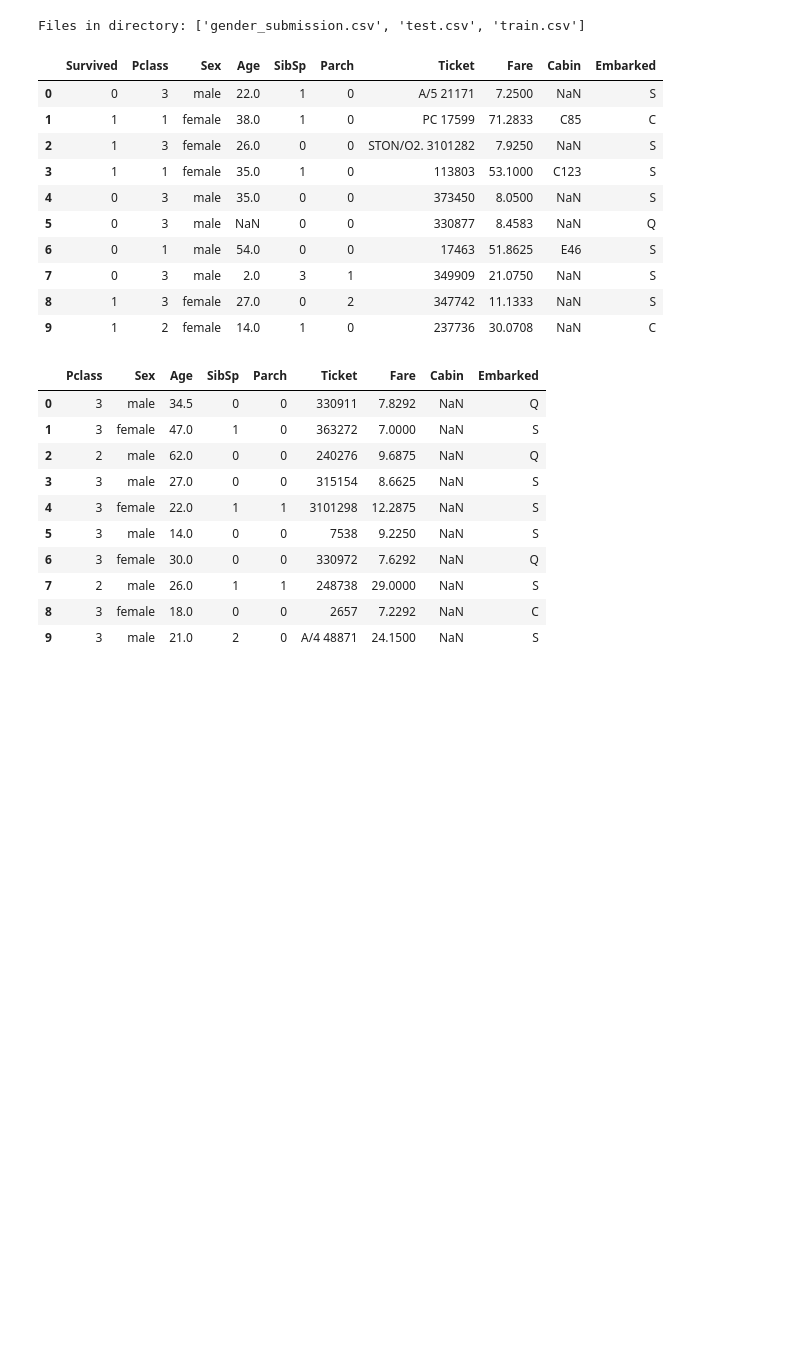
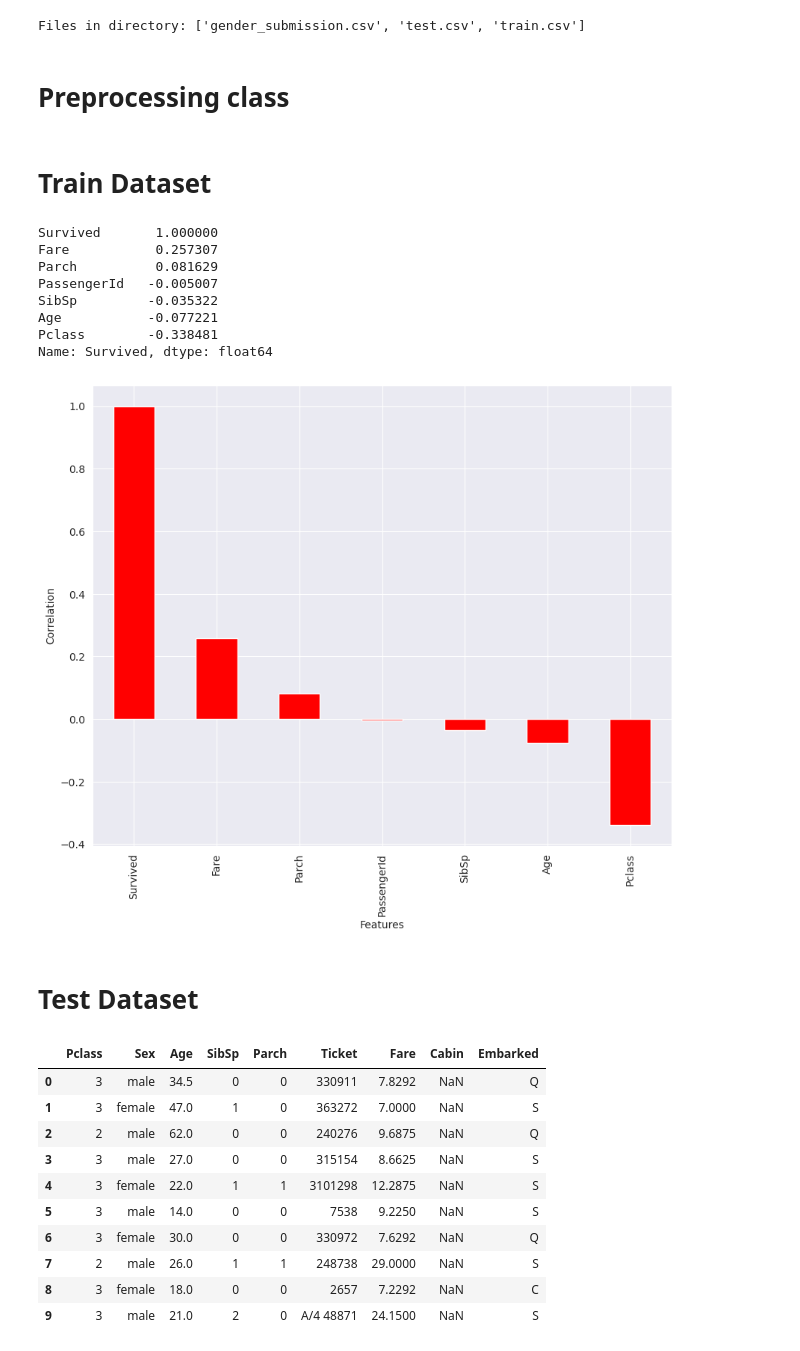
Before and after one commit to Caetanoog18/Titanic, a Jupyter notebook: titanic.ipynb, the cells around one changed output. Saved outputs shown, nothing was run; the diff lists cells and outputs as text; code cells hidden in the pictures; blank space fills up the shorter version.

Commit message:
Fixing the correlation_matrix method

```diff
--- a/titanic.ipynb
+++ b/titanic.ipynb
@@ -23,6 +23,8 @@ os.remove(titanic_zip)
 print(f"Files in directory: {os.listdir(TITANIC_ROOT)}")
 # %% [output]
 Files in directory: ['gender_submission.csv', 'test.csv', 'train.csv']
+# %% [markdown]
+# Preprocessing class
 # %%
 from abc import ABC, abstractmethod
 
@@ -56,6 +58,8 @@ class Preprocessing(ABC):
     @abstractmethod
     def missing_data(self):
         pass
+# %% [markdown]
+# Train Dataset
 # %%
 class TrainPreprocessing(Preprocessing):
     # Verifying inconsistent values
@@ -90,25 +94,26 @@ class TrainPreprocessing(Preprocessing):
         print(survived_correlation)
 
         plt.figure(figsize = (10, 8))
-        survived_correlation.plot(survived_correlation)
+        survived_correlation.plot(kind="bar", color="red")
         plt.xlabel('Features')
         plt.ylabel('Correlation')
         plt.show()
 # %%
 preprocessing = TrainPreprocessing()
 preprocessing.train.head(10)
+preprocessing.correlation_matrix()
 # %% [output]
-|  | Survived | Pclass | Sex | Age | SibSp | Parch | Ticket | Fare | Cabin | Embarked |
-| 0 | 0 | 3 | male | 22.0 | 1 | 0 | A/5 21171 | 7.2500 | NaN | S |
-| 1 | 1 | 1 | female | 38.0 | 1 | 0 | PC 17599 | 71.2833 | C85 | C |
-| 2 | 1 | 3 | female | 26.0 | 0 | 0 | STON/O2. 3101282 | 7.9250 | NaN | S |
-| 3 | 1 | 1 | female | 35.0 | 1 | 0 | 113803 | 53.1000 | C123 | S |
-| 4 | 0 | 3 | male | 35.0 | 0 | 0 | 373450 | 8.0500 | NaN | S |
-| 5 | 0 | 3 | male | NaN | 0 | 0 | 330877 | 8.4583 | NaN | Q |
-| 6 | 0 | 1 | male | 54.0 | 0 | 0 | 17463 | 51.8625 | E46 | S |
-| 7 | 0 | 3 | male | 2.0 | 3 | 1 | 349909 | 21.0750 | NaN | S |
-| 8 | 1 | 3 | female | 27.0 | 0 | 2 | 347742 | 11.1333 | NaN | S |
-| 9 | 1 | 2 | female | 14.0 | 1 | 0 | 237736 | 30.0708 | NaN | C |
+Survived       1.000000
+Fare           0.257307
+Parch          0.081629
+PassengerId   -0.005007
+SibSp         -0.035322
+Age           -0.077221
+Pclass        -0.338481
+Name: Survived, dtype: float64
+[figure, added]
+# %% [markdown]
+# Test Dataset
 # %%
 class TestPreprocessing(Preprocessing):
     # Verifying inconsistent values
```
Also changed, not shown: 1 other file.
